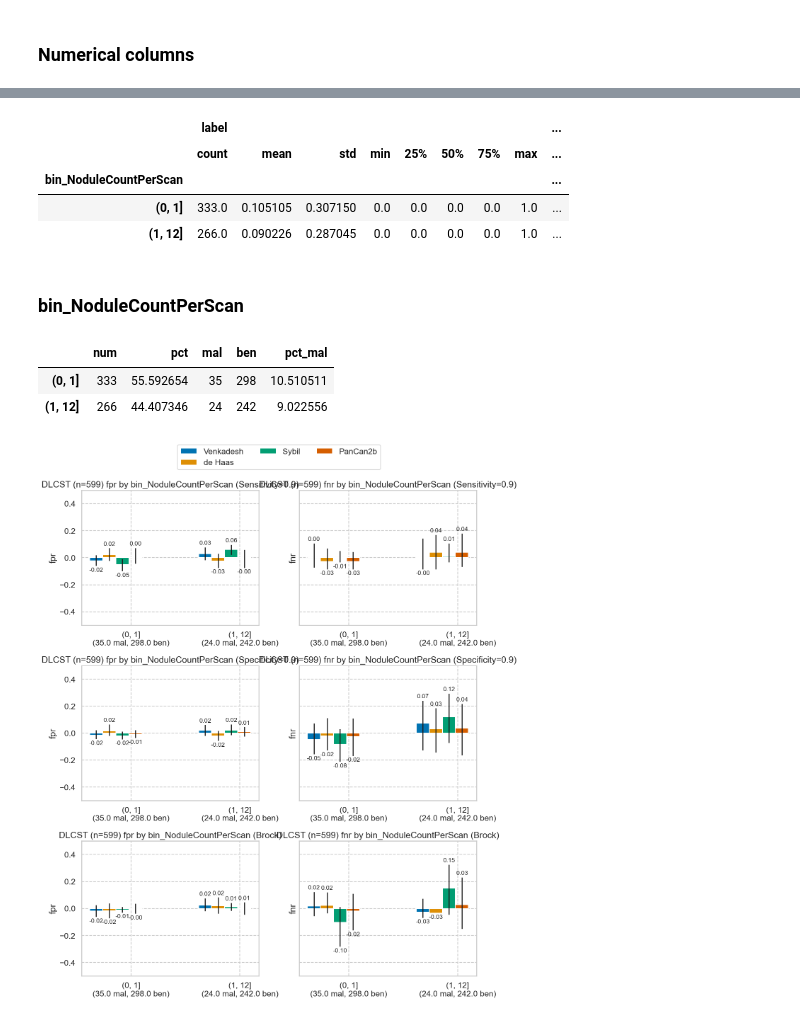
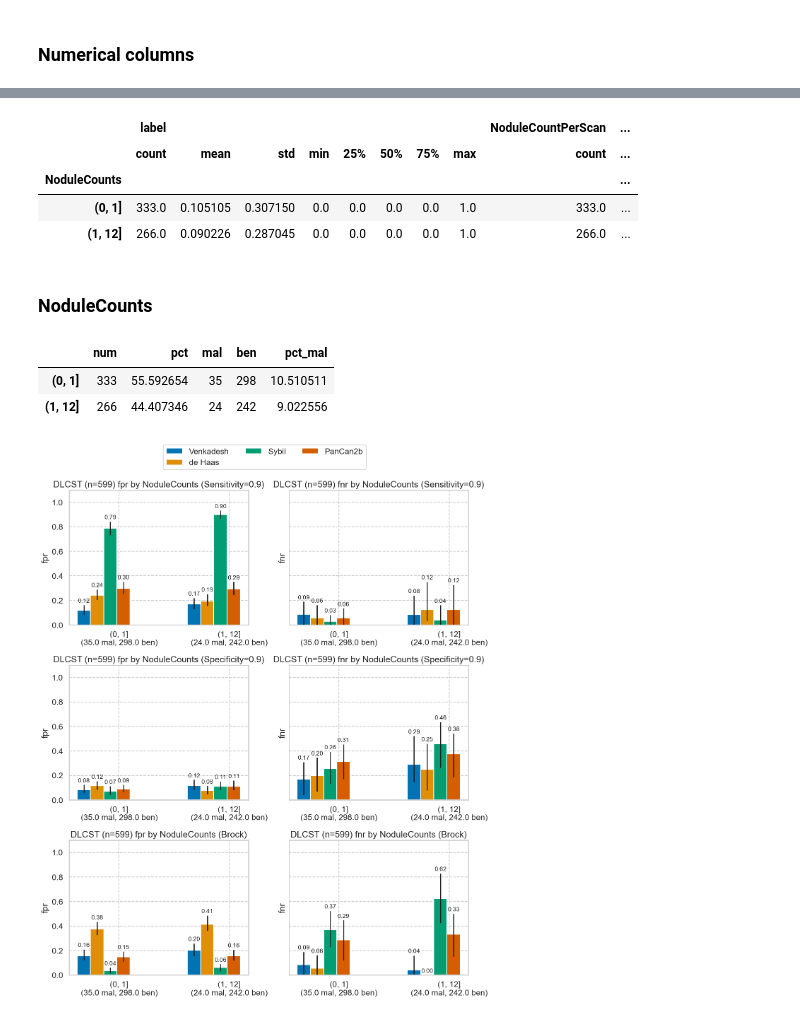
Before and after one commit to DIAGNijmegen/bodyct-lung-malignancy-fairness, a Jupyter notebook: thresholds_dlcst.ipynb, the cells around one changed output, grey strips where cells are left out. Saved outputs shown, nothing was run; the diff lists cells and outputs as text; code cells hidden in the pictures.

Commit message:
show dlcst results better

```diff
--- a/thresholds_dlcst.ipynb
+++ b/thresholds_dlcst.ipynb
@@ -137,15 +137,15 @@ plot_by_category(dlcst_preds, f'bin_Age')
 # %%
-dlcst_preds['bin_NoduleCountPerScan'] = pd.cut(dlcst_preds['NoduleCountPerScan'], bins=[0, 1, 12], right=True)
-display(dlcst_preds.groupby(f'bin_NoduleCountPerScan')[['label', f'NoduleCountPerScan']].describe())
-plot_by_category(dlcst_preds, f'bin_NoduleCountPerScan')
+dlcst_preds['NoduleCounts'] = pd.cut(dlcst_preds['NoduleCountPerScan'], bins=[0, 1, 12], right=True)
+display(dlcst_preds.groupby(f'NoduleCounts')[['label', f'NoduleCountPerScan']].describe())
+plot_by_category(dlcst_preds, f'NoduleCounts', diff=False)
 # %% [output]
-|  | label |  |  |  |  |  |  |  | ... |
-|  | count | mean | std | min | 25% | 50% | 75% | max | ... |
-| bin_NoduleCountPerScan |  |  |  |  |  |  |  |  | ... |
-| (0, 1] | 333.0 | 0.105105 | 0.307150 | 0.0 | 0.0 | 0.0 | 0.0 | 1.0 | ... |
-| (1, 12] | 266.0 | 0.090226 | 0.287045 | 0.0 | 0.0 | 0.0 | 0.0 | 1.0 | ... |
+|  | label |  |  |  |  |  |  |  | NoduleCountPerScan | ... |
+|  | count | mean | std | min | 25% | 50% | 75% | max | count | ... |
+| NoduleCounts |  |  |  |  |  |  |  |  |  | ... |
+| (0, 1] | 333.0 | 0.105105 | 0.307150 | 0.0 | 0.0 | 0.0 | 0.0 | 1.0 | 333.0 | ... |
+| (1, 12] | 266.0 | 0.090226 | 0.287045 | 0.0 | 0.0 | 0.0 | 0.0 | 1.0 | 266.0 | ... |
-### bin_NoduleCountPerScan
+### NoduleCounts
 |  | num | pct | mal | ben | pct_mal |
 | (0, 1] | 333 | 55.592654 | 35 | 298 | 10.510511 |
 | (1, 12] | 266 | 44.407346 | 24 | 242 | 9.022556 |
-[figure, old version]
+[figure, new version]
```
Also changed, not shown: parts of 2 cells of this notebook, 1 other file.
